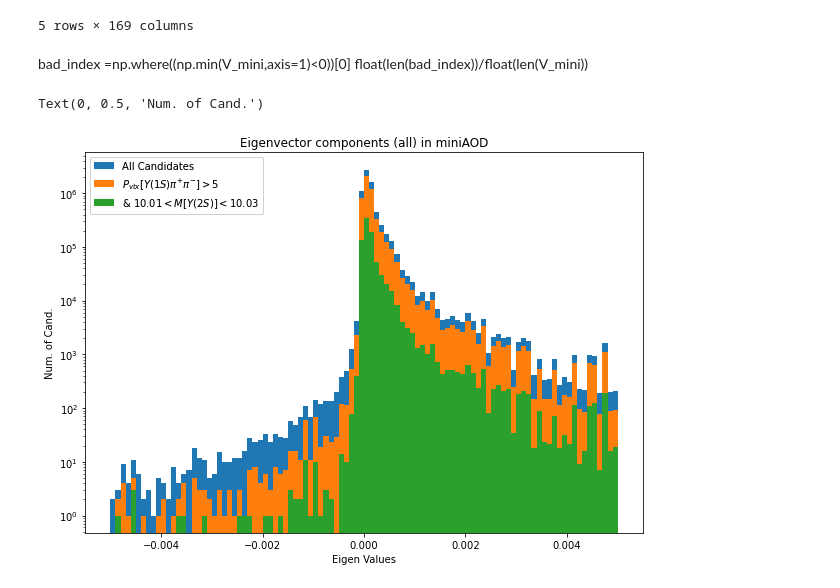
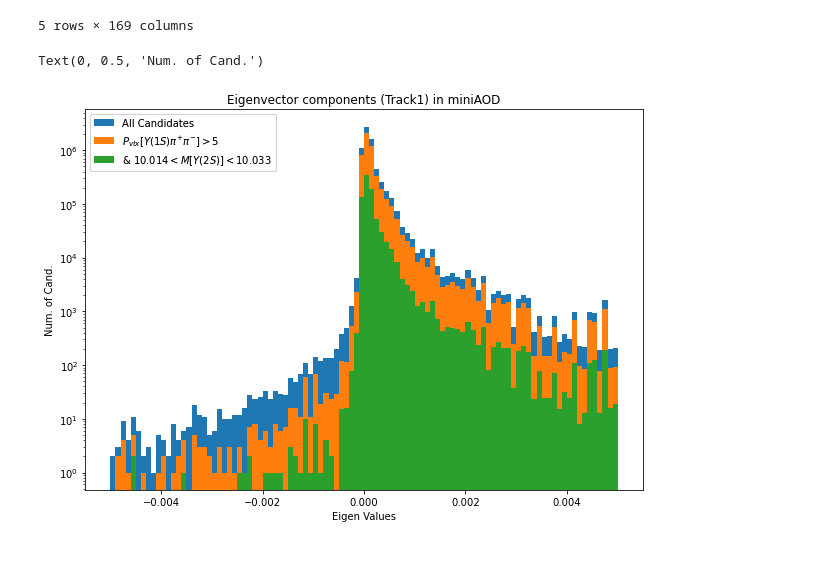
Before and after one commit to slezki/CovarianceMatrix, a Jupyter notebook: eigenValues.ipynb, the cells around one changed output. Saved outputs shown, nothing was run; the diff lists cells and outputs as text; code cells hidden in the pictures; blank space fills up the shorter version.

```diff
--- a/eigenValues.ipynb
+++ b/eigenValues.ipynb
@@ -25,7 +26,7 @@ data_mini.head()
 5 rows × 169 columns
 # %%
 data_mini_1 = data_mini[(data_mini["candidate_vProb"]>0.05)]
-data_mini_2 = data_mini[(data_mini["candidate_vProb"]>0.05) & (data_mini["candidate_vMass"]>10.01) & (data_mini["candidate_vMass"]<10.03)]
+data_mini_2 = data_mini[(data_mini["candidate_vProb"]>0.05) & (data_mini["candidate_vMass"]>10.014) & (data_mini["candidate_vMass"]<10.033)]
 # %%
 covMatrixLab_trk1=["track1_SQopQop","track1_SQopLam","track1_SQopPhi","track1_SQopDxy","track1_SQopDsz","track1_SLamLam","track1_SLamPhi","track1_SLamDxy","track1_SLamDsz","track1_SPhiPhi","track1_SPhiDxy","track1_SPhiDsz","track1_SDxyDxy","track1_SDxyDsz","track1_SDszDsz"]
 covMatrixLab_trk2=["track2_SQopQop","track2_SQopLam","track2_SQopPhi","track2_SQopDxy","track2_SQopDsz","track2_SLamLam","track2_SLamPhi","track2_SLamDxy","track2_SLamDsz","track2_SPhiPhi","track2_SPhiDxy","track2_SPhiDsz","track2_SDxyDxy","track2_SDxyDsz","track2_SDszDsz"]
@@ -64,25 +65,22 @@ V_mini_trk1_2 = np.array([np.linalg.eigvals(M) for M in tqdm(M_mini_trk1_2)])
 C_mini_vec_trk2_2 = data_mini_2[covMatrixLab_trk2].values[:]
 M_mini_trk2_2 = np.array([symmetricize(f) for f in tqdm(C_mini_vec_trk2_2)])
 V_mini_trk2_2 = np.array([np.linalg.eigvals(M) for M in tqdm(M_mini_trk2_2)])
-# %% [markdown]
-bad_index =np.where((np.min(V_mini,axis=1)<0))[0]
-float(len(bad_index))/float(len(V_mini))
 # %%
 plt.figure(figsize=(10,7))
 plt.hist((V_mini_trk1.flatten()),range=(-0.005,0.005),bins=100,log=True,label="All Candidates");
 plt.hist((V_mini_trk1_1.flatten()),range=(-0.005,0.005),bins=100,log=True,label="$P_{vtx}[Y(1S)\pi^{+}\pi^{-}] > 5%$");
-plt.hist((V_mini_trk1_2.flatten()),range=(-0.005,0.005),bins=100,log=True,label="$&\ 10.01 < M[Y(2S)] < 10.03$");
+plt.hist((V_mini_trk1_2.flatten()),range=(-0.005,0.005),bins=100,log=True,label="$&\ 10.014 < M[Y(2S)] < 10.033$");
 plt.title("Eigenvector components (Track1) in miniAOD")
 legend1 = plt.legend(loc=2)
 #legend2 = plt.legend(["miniAOD"],loc=2)
 #legend2.legendHandles[0].set_color('red')
 plt.gca().add_artist(legend1)
 #plt.gca().add_artist(legend2)
 plt.xlabel('Eigen Values')
 plt.ylabel('Num. of Cand.')
 # %% [output]
 Text(0, 0.5, 'Num. of Cand.')
-[figure, old version]
+[figure, new version]
 # %%
 plt.figure(figsize=(10,7))
 plt.hist((V_mini_trk2.flatten()),range=(-0.005,0.005),bins=100,log=True,label="All Candidates");
```
Also changed, not shown: parts of 6 cells of this notebook, 1 other file.
